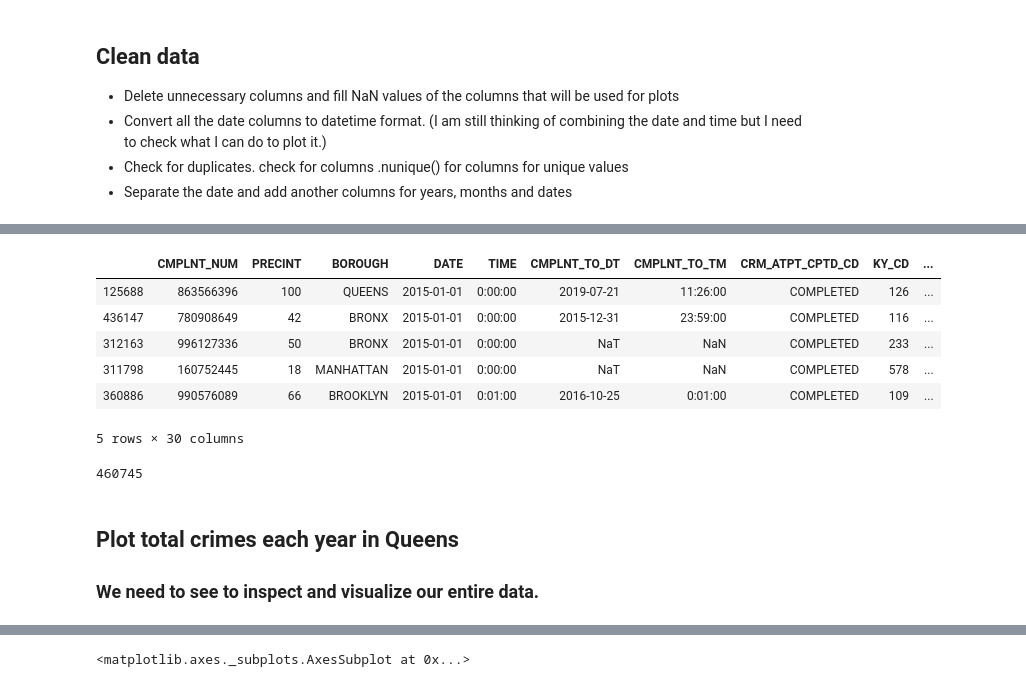
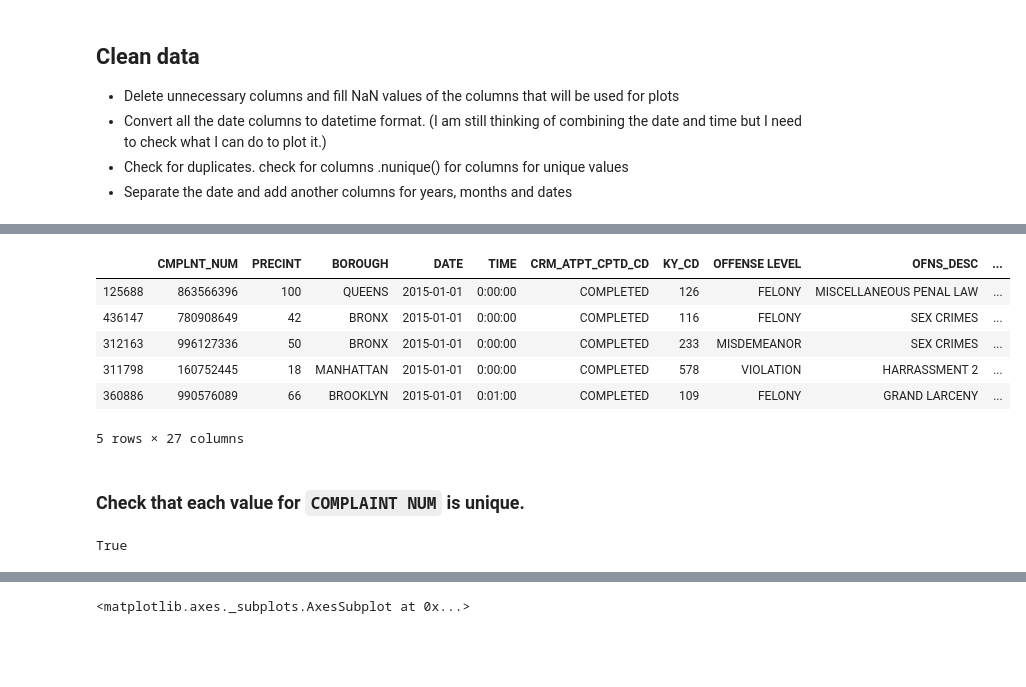
Before and after one commit to elizabeamedalla/Capstone-1, a Jupyter notebook: Capstone 1.ipynb, the cells around one changed output, grey strips where cells are left out. Cells and saved outputs as stored; diff of their text form; code cells hidden in the pictures; blank space fills up the shorter version.

Commit message:
Submission for Data Storytelling

```diff
--- a/Capstone 1.ipynb
+++ b/Capstone 1.ipynb
@@ -23,3 +23,3 @@ df = pd.read_csv('nyc_crime.csv')
 # %%
-# Delete unnecessary columns. Columns that are not needed are: HADEVELOPT, HOUSING_PSA, JURISDICTION_CODE, JURIS_DESC, LOC_OF_OCCUR_DESC, PARKS_NM, STATION_NAME, TRANSIT_DISTRICT.
-df.drop(['HADEVELOPT', 'HOUSING_PSA', 'PREM_TYP_DESC', 'JURISDICTION_CODE', 'JURIS_DESC', 'LOC_OF_OCCUR_DESC', 'PARKS_NM', 'STATION_NAME', 'TRANSIT_DISTRICT'], axis=1, inplace=True)
+df.drop(['HADEVELOPT', 'CMPLNT_TO_DT', 'CMPLNT_TO_TM', 'HOUSING_PSA', 'PREM_TYP_DESC', 'JURISDICTION_CODE', 'JURIS_DESC', 'LOC_OF_OCCUR_DESC', 'PARKS_NM', 'STATION_NAME', 'TRANSIT_DISTRICT'], axis=1, inplace=True)
+df.info()
@@ -32,7 +63,5 @@ df["BOROUGH"].fillna("UNKNOWN", inplace = True)
 # %%
-# Change the dates to datetime format
 df['DATE'] = pd.to_datetime(df['DATE'])
-df['CMPLNT_TO_DT'] = pd.to_datetime(df['CMPLNT_TO_DT'], errors='coerce')
 df['RPT_DT'] = pd.to_datetime(df['RPT_DT'], errors='coerce')
 df.head()
 # %% [output]
@@ -46,27 +77,25 @@ df.head()
 # %%
 # Add Columns for Hour, Day, Weekday, Month, Year
 df['YEAR'] = df['DATE'].dt.year
 df['MONTH'] = df['DATE'].dt.month
 df['DAY'] = df['DATE'].dt.day
-df['WEEKDAY'] = df['DATE'].dt.dayofweek
 
 #Sort By Date in descending order
 df = df.sort_values('DATE')
 df.head()
 # %% [output]
-|  | CMPLNT_NUM | PRECINT | BOROUGH | DATE | TIME | CMPLNT_TO_DT | CMPLNT_TO_TM | CRM_ATPT_CPTD_CD | KY_CD | ... |
-| 125688 | 863566396 | 100 | QUEENS | 2015-01-01 | 0:00:00 | 2019-07-21 | 11:26:00 | COMPLETED | 126 | ... |
-| 436147 | 780908649 | 42 | BRONX | 2015-01-01 | 0:00:00 | 2015-12-31 | 23:59:00 | COMPLETED | 116 | ... |
-| 312163 | 996127336 | 50 | BRONX | 2015-01-01 | 0:00:00 | NaT | NaN | COMPLETED | 233 | ... |
-| 311798 | 160752445 | 18 | MANHATTAN | 2015-01-01 | 0:00:00 | NaT | NaN | COMPLETED | 578 | ... |
-| 360886 | 990576089 | 66 | BROOKLYN | 2015-01-01 | 0:01:00 | 2016-10-25 | 0:01:00 | COMPLETED | 109 | ... |
+|  | CMPLNT_NUM | PRECINT | BOROUGH | DATE | TIME | CRM_ATPT_CPTD_CD | KY_CD | OFFENSE LEVEL | OFNS_DESC | ... |
+| 125688 | 863566396 | 100 | QUEENS | 2015-01-01 | 0:00:00 | COMPLETED | 126 | FELONY | MISCELLANEOUS PENAL LAW | ... |
+| 436147 | 780908649 | 42 | BRONX | 2015-01-01 | 0:00:00 | COMPLETED | 116 | FELONY | SEX CRIMES | ... |
+| 312163 | 996127336 | 50 | BRONX | 2015-01-01 | 0:00:00 | COMPLETED | 233 | MISDEMEANOR | SEX CRIMES | ... |
+| 311798 | 160752445 | 18 | MANHATTAN | 2015-01-01 | 0:00:00 | COMPLETED | 578 | VIOLATION | HARRASSMENT 2 | ... |
+| 360886 | 990576089 | 66 | BROOKLYN | 2015-01-01 | 0:01:00 | COMPLETED | 109 | FELONY | GRAND LARCENY | ... |
-5 rows × 30 columns
+5 rows × 27 columns
+# %% [markdown]
+### Check that each value for `COMPLAINT NUM` is unique.
 # %%
 # Check that each COMPLAINT NUM is unique
 CN_unique = df['CMPLNT_NUM'].nunique()
-CN_unique
+CN_unique == len(df)
 # %% [output]
-460745
+True
-# %% [markdown]
-## Plot total crimes each year in Queens
-### We need to see to inspect and visualize our entire data.
```
Also changed, not shown: parts of 80 cells of this notebook.
